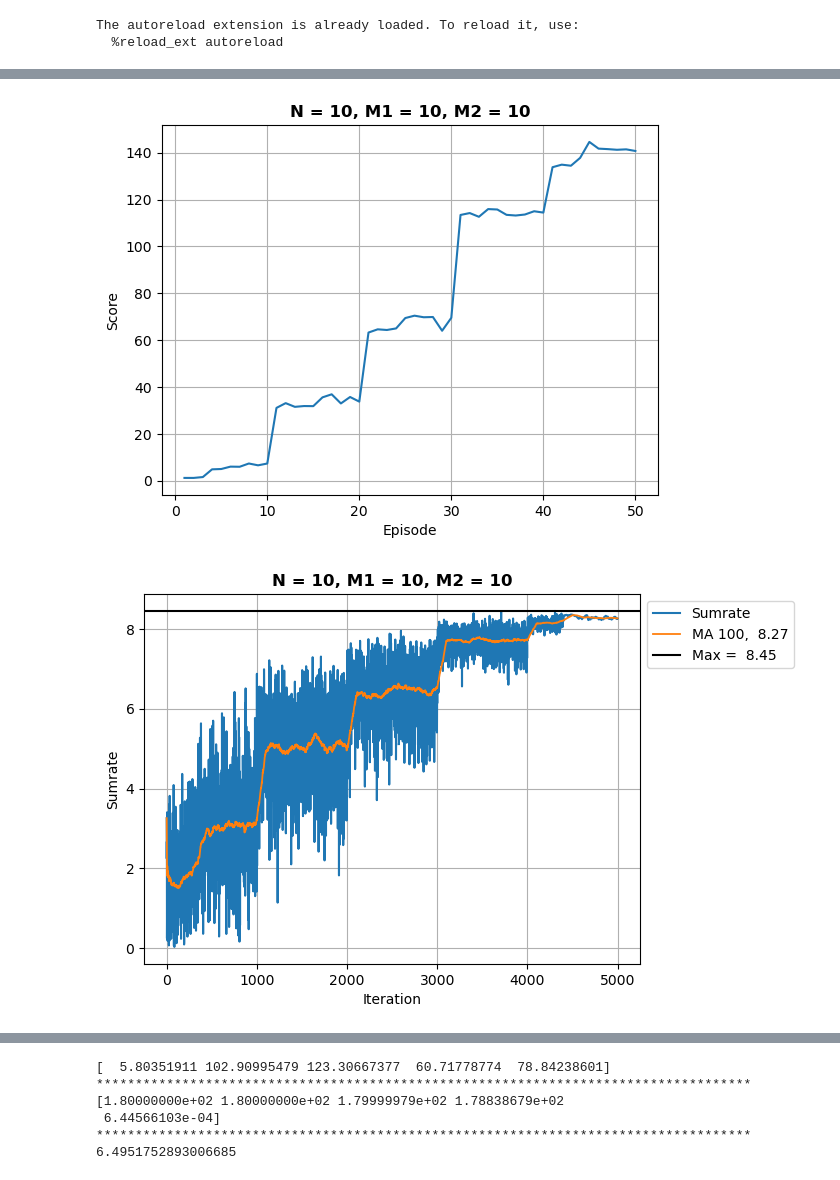
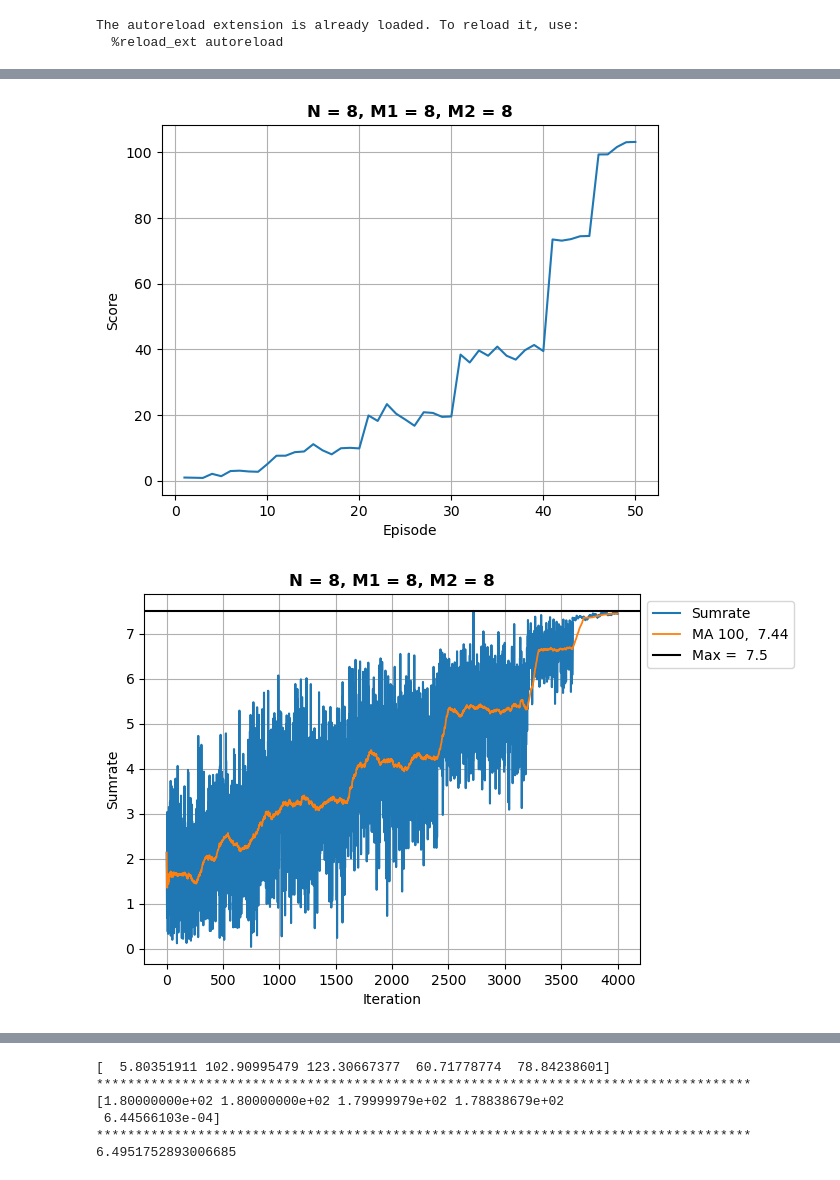
Before and after one commit to DanesH-Abdollahi/IRS-Project, a Jupyter notebook: src/main.ipynb, the cells around one changed output, grey strips where cells are left out. Drawn from its saved outputs; the diff is of its cells as text; code cells hidden in the pictures.

```diff
--- a/src/main.ipynb
+++ b/src/main.ipynb
@@ -15,5 +16,5 @@ from tqdm import tqdm
 # %%
-def run(episodes: int, iterations: int, env=None, method="Episods_Iterations"):
+def run(episodes: int, iterations: int, env=None, agent=None, method="Episods_Iterations"):
     sigma = 1e-2
     if env == None:
         env = Environment(num_of_antennas=10, num_of_irs1=10, num_of_irs2=10,
@@ -21,7 +22,7 @@ def run(episodes: int, iterations: int, env=None, method="Episods_Iterations"):
                             irs2_to_antenna=30, irs1_to_irs2=40, transmitted_power=1)
 
         U1 = env.CreateUser(distance_to_antenna=50, distance_to_irs1=50, distance_to_irs2=30,
-                            noise_var=sigma**2, los_to_antenna=True, los_to_irs1=True,
+                            noise_var=sigma**2, los_to_antenna=False, los_to_irs1=False,
                             los_to_irs2=True, sinr_threshold=3, penalty=0, allocated_power=0.5, weight=1)
 
         U2 = env.CreateUser(distance_to_antenna=60, distance_to_irs1=40, distance_to_irs2=20,
@@ -31,9 +32,10 @@ def run(episodes: int, iterations: int, env=None, method="Episods_Iterations"):
 
     num_of_actions = env.M1 + env.M2 + len(env.Users) * env.N + env.num_of_users - 1
 
-    agent = Agent(num_states=env.num_of_users, bound=1, batch_size=128, max_size=100000,
-                    env=env, n_actions=num_of_actions,
-                    noise=0.02, alpha=0.0002, beta=0.0004, fc1=512, fc2=256)
+    if agent == None:
+        agent = Agent(num_states=env.num_of_users, bound=1, batch_size=128, max_size=100000,
+                        env=env, n_actions=num_of_actions,
+                        noise=0.02, alpha=0.0002, beta=0.0004, fc1=512, fc2=256)
 
 
     num_of_episodes = episodes
@@ -55,17 +57,31 @@ def run(episodes: int, iterations: int, env=None, method="Episods_Iterations"):
         if ep < num_of_episodes / 5:
             agent.noise = 0.5
         elif ep < num_of_episodes * 2 / 5:
+            agent.noise = 0.4
+        elif ep < num_of_episodes * 3 / 5:
             agent.noise = 0.3
-        elif ep < num_of_episodes * 3 / 5:
+        elif ep < num_of_episodes * 4 / 5:
             agent.noise = 0.2
-        elif ep < num_of_episodes * 4 / 5:
+        elif ep < num_of_episodes - 5 :
             agent.noise = 0.1
-        elif ep < num_of_episodes - 6 :
-            agent.noise = 0.05
         else:
-            agent.noise = 0
+            agent.noise = 0.001
 
+        # if ep < num_of_episodes / 4:
+        #     agent.noise = 0.4
+        # elif ep < num_of_episodes * 2 / 4:
+        #     agent.noise = 0.3
+        # elif ep < num_of_episodes * 3 / 4:
+        #     agent.noise = 0.2
+        # elif ep < num_of_episodes * 7 / 8 :
+        #     agent.noise = 0.1
+        # else:
+        #     agent.noise = 0.001
+
+
+        # agent.noise = (0.5) / (ep + 1)
         for iter in range(num_of_iterations):
+
             action = agent.choose_action(obs)
 
             new_state, reward, sumrate[ep][iter], SINRs = env.Step(action)
@@ -102,5 +118,5 @@ def run(episodes: int, iterations: int, env=None, method="Episods_Iterations"):
             u1_sinr=U1_SINR, u2_sinr=U2_SINR, mean=False,
             title=f"N = {env.N}, M1 = {env.M1}, M2 = {env.M2}", method=method)
 
-    # return U1, U2
+    return agent
 # %%
@@ -172,7 +190,7 @@ def run2(iterations: int, env=None, method="Iterations_Only"):
 # %%
 # Construct 2 equivalent environment
 sigma = 1e-2
-env1 = Environment(num_of_antennas=10, num_of_irs1=10, num_of_irs2=10,
+env1 = Environment(num_of_antennas=8, num_of_irs1=8, num_of_irs2=8,
                             path_loss_exponent=2, irs1_to_antenna=20,
                             irs2_to_antenna=30, irs1_to_irs2=40, transmitted_power=1)
 
@@ -185,9 +203,10 @@ U21 = env1.CreateUser(distance_to_antenna=60, distance_to_irs1=40, distance_to_i
                     los_to_irs2=True, sinr_threshold=3, penalty=0, allocated_power=0.5, weight=1)
 #-------------------------------------------------------------------------------------------------------
 
-env2 = Environment(num_of_antennas=10, num_of_irs1=10, num_of_irs2=10,
+env2 = Environment(num_of_antennas=8, num_of_irs1=8, num_of_irs2=8,
                             path_loss_exponent=2, irs1_to_antenna=20,
                             irs2_to_antenna=30, irs1_to_irs2=40, transmitted_power=1)
+
 U12 = env2.CreateUser(distance_to_antenna=50, distance_to_irs1=50, distance_to_irs2=30,
                             noise_var=sigma**2, los_to_antenna=True, los_to_irs1=True,
                             los_to_irs2=True, sinr_threshold=3, penalty=0, allocated_power=0.5, weight=1)
@@ -213,5 +232,5 @@ U22.hsu = U21.hsu
 U22.h2u = U21.h2u
 U22.w = U21.w
 # %%
-run(50, 100, env=env1)
+agent = run(50, 80, env=env1)
 # %% [output]
@@ -235,2 +254,2 @@ Power split factor = 0.48 | Power noise = 0.0
-[figure, old version]
+[figure, new version]
-[figure, old version]
+[figure, new version]
```
Also changed, not shown: parts of 5 cells of this notebook.
